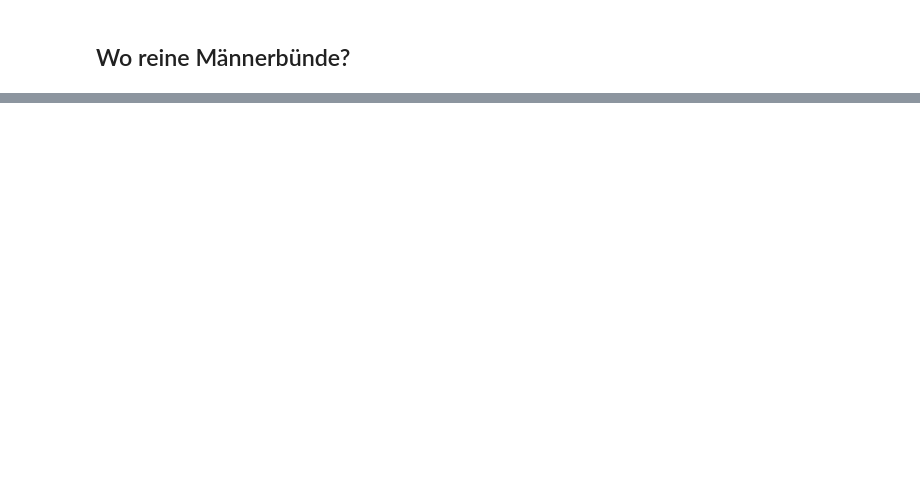
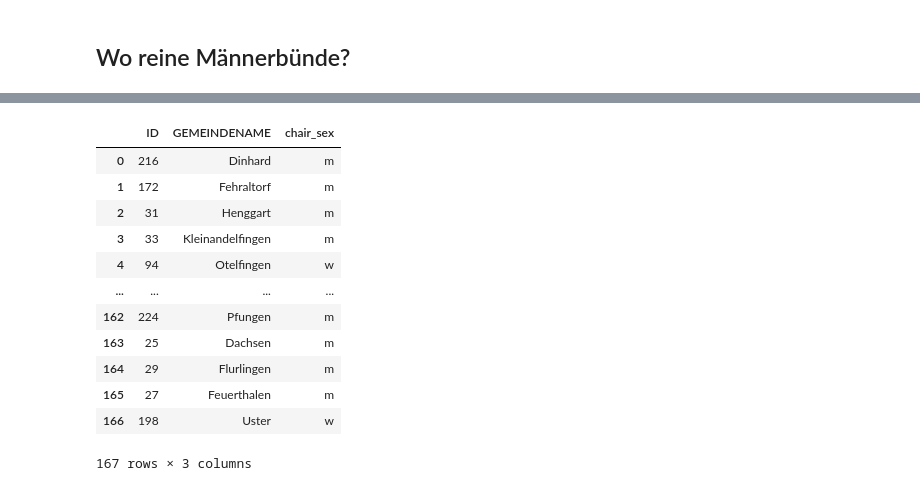
Before and after one commit to simonhuwiler/zh_gemeinderaete, a Jupyter notebook: python/2021_maps.ipynb, the cells around one changed output, grey strips where cells are left out. Cells and saved outputs as stored; diff of their text form; code cells hidden in the pictures; blank space fills up the shorter version.

```diff
--- a/python/2021_maps.ipynb
+++ b/python/2021_maps.ipynb
@@ -194,0 +240,12 @@ gdf.plot(column='menonly', legend=True, figsize=(10, 10), cmap='OrRd')
+# %%
+df_export = gdf.copy()
+
+def text(row):
+    if row['']
+
+df_export['text'] = df_export.apply(lambda row: )
+
+#df_export = df_export[['BFS', 'GEMEINDENAME', 'chair_sex']]
+df_export.rename(columns={'BFS': 'ID'}, inplace=True)
+
+df_export.to_csv('../export/chair_sex.csv')
@@ -194,0 +262,16 @@ gdf.plot(column='menonly', legend=True, figsize=(10, 10), cmap='OrRd')
+# %%
+df_export
+# %% [output]
+|  | ID | GEMEINDENAME | chair_sex |
+| 0 | 216 | Dinhard | m |
+| 1 | 172 | Fehraltorf | m |
+| 2 | 31 | Henggart | m |
+| 3 | 33 | Kleinandelfingen | m |
+| 4 | 94 | Otelfingen | w |
+| ... | ... | ... | ... |
+| 162 | 224 | Pfungen | m |
+| 163 | 25 | Dachsen | m |
+| 164 | 29 | Flurlingen | m |
+| 165 | 27 | Feuerthalen | m |
+| 166 | 198 | Uster | w |
+167 rows × 3 columns
```
Also changed, not shown: parts of 9 cells of this notebook, 12 other files.
